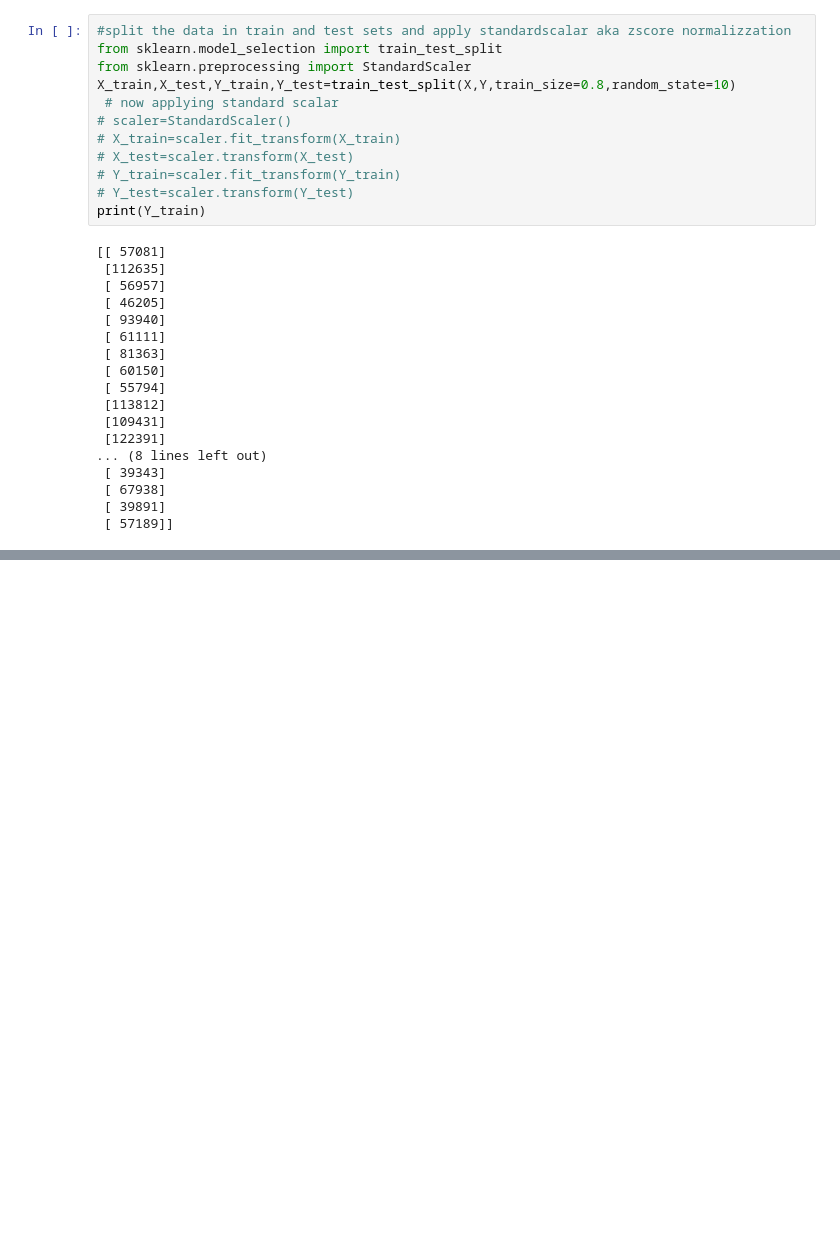
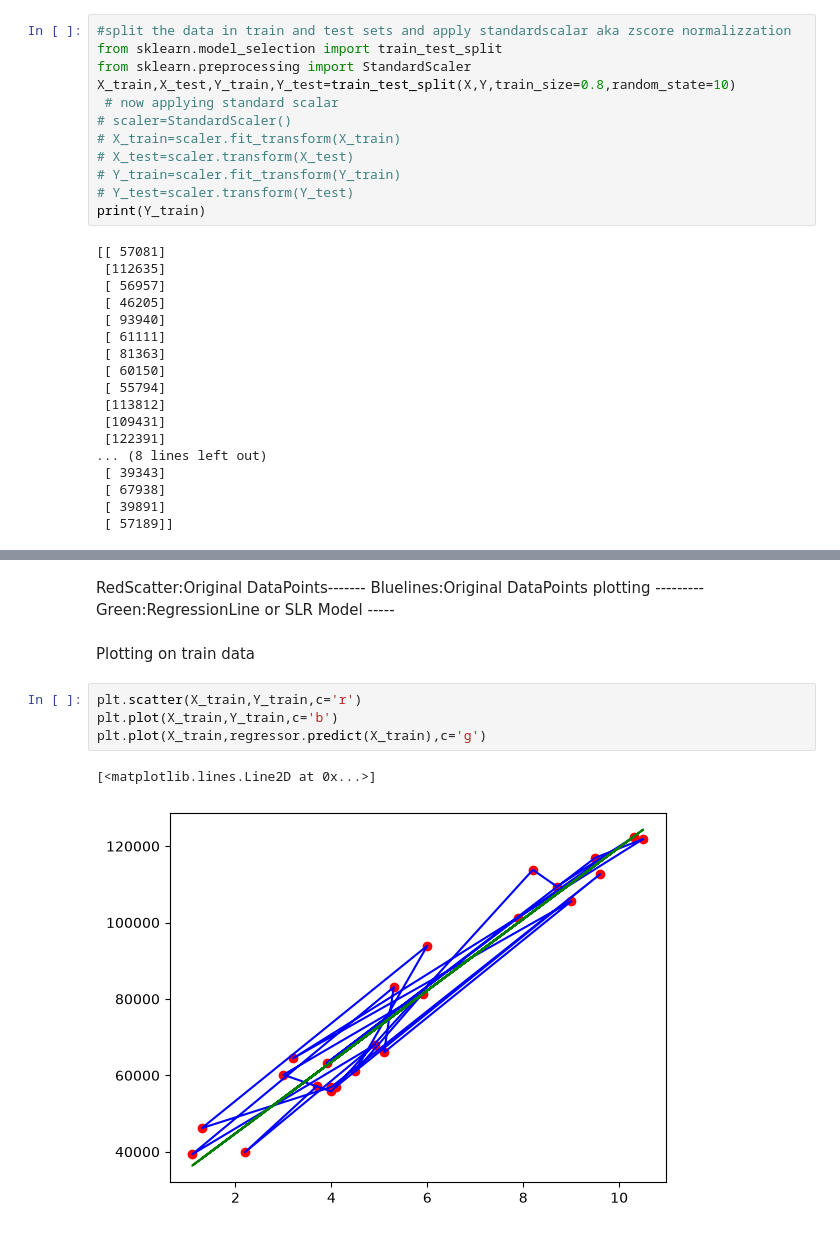
Before and after one commit to MaisasurKodes/ML, a Jupyter notebook: NoteBooks/Salary_Employee_SLR.ipynb, the cells around one changed output, grey strips where cells are left out. Saved outputs shown, nothing was run; the diff lists cells and outputs as text; blank space fills up the shorter version.

```diff
--- a/NoteBooks/Salary_Employee_SLR.ipynb
+++ b/NoteBooks/Salary_Employee_SLR.ipynb
@@ -68,0 +84,13 @@ plt.plot(X,Ypred,c='g')
+# %% [markdown]
+RedScatter:Original DataPoints-------
+Bluelines:Original DataPoints plotting ---------
+Green:RegressionLine or SLR Model -----
+# %% [markdown]
+Plotting on train data
+# %%
+plt.scatter(X_train,Y_train,c='r')
+plt.plot(X_train,Y_train,c='b')
+plt.plot(X_train,regressor.predict(X_train),c='g')
+# %% [output]
+[<matplotlib.lines.Line2D at 0x...>]
+[figure, added]
```
Also changed, not shown: parts of 4 cells of this notebook, 1 other file.
